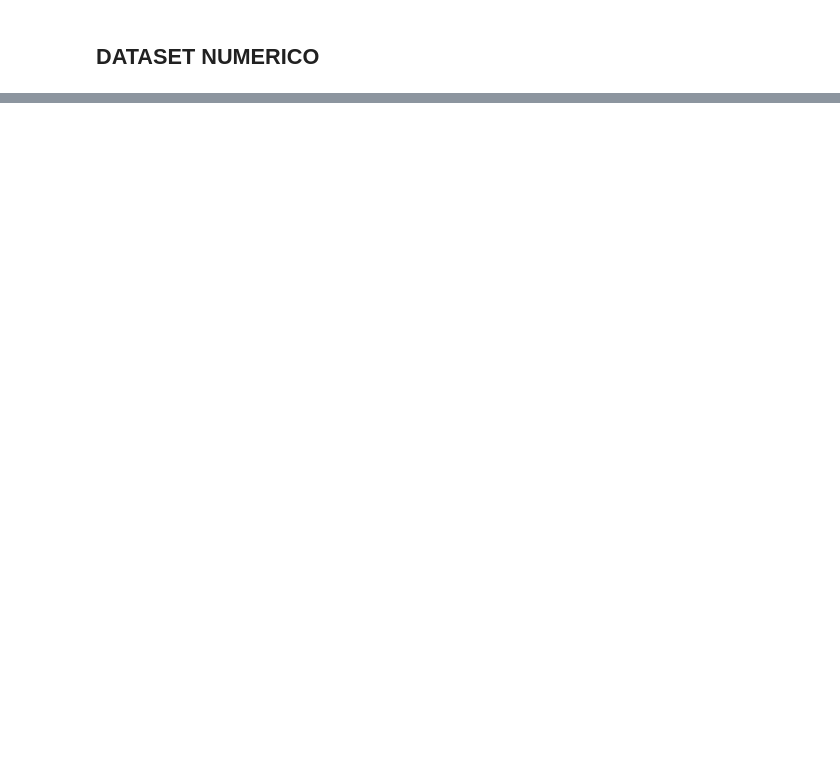
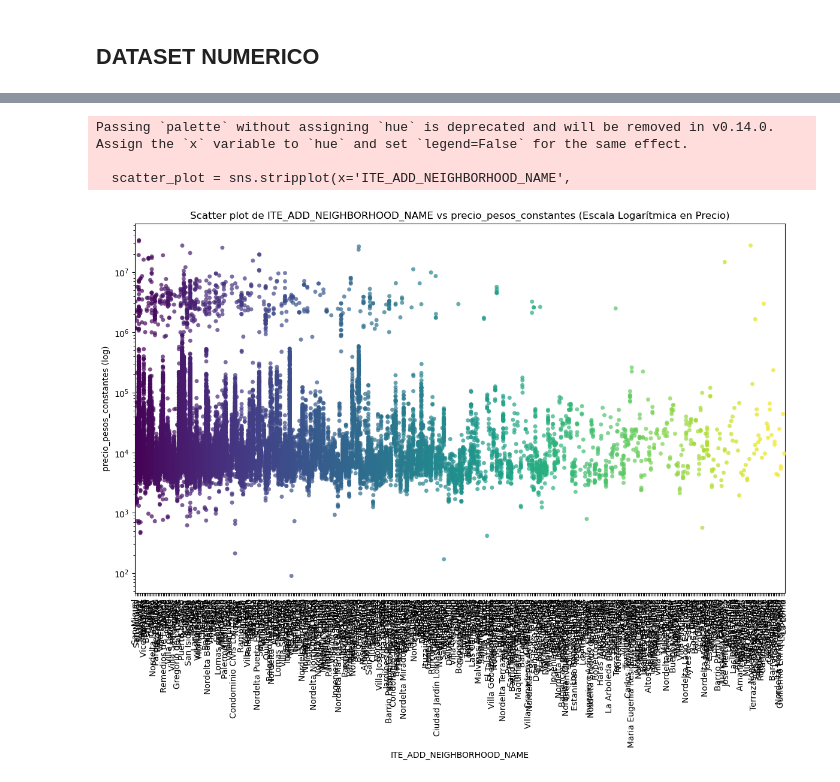
Before and after one commit to Ciror3/proyecto_final_Guerrero_Russi, a Jupyter notebook: notebooks/preprocesamiento.ipynb, the cells around one changed output, grey strips where cells are left out. Drawn from its saved outputs; the diff is of its cells as text; code cells hidden in the pictures; blank space fills up the shorter version.

```diff
--- a/notebooks/preprocesamiento.ipynb
+++ b/notebooks/preprocesamiento.ipynb
@@ -64,0 +99,29 @@ train_procesado = pd.read_csv(direccion)
+# %%
+import pandas as pd
+import seaborn as sns
+import matplotlib.pyplot as plt
+
+# Cargar el DataFrame
+train_procesado_categorico = pd.read_csv('../Dataset/Procesado/train_procesado.csv')
+
+# Crear un scatter plot de ITE_ADD_NEIGHBORHOOD_NAME y precio_pesos_constantes
+plt.figure(figsize=(14, 8))
+scatter_plot = sns.stripplot(x='ITE_ADD_NEIGHBORHOOD_NAME',
+                             y='precio_pesos_constantes',
+                             data=train_procesado_categorico,
+                             jitter=True,
+                             palette='viridis',
+                             alpha=0.7)
+
+# Aplicar escala logarítmica solo al eje y (precio)
+scatter_plot.set(yscale="log")
+plt.title('Scatter plot de ITE_ADD_NEIGHBORHOOD_NAME vs precio_pesos_constantes (Escala Logarítmica en Precio)')
+plt.xlabel('ITE_ADD_NEIGHBORHOOD_NAME')
+plt.ylabel('precio_pesos_constantes (log)')
+plt.xticks(rotation=90)  # Rotar las etiquetas del eje x para mejor legibilidad
+plt.show()
+# %% [output]
+Passing `palette` without assigning `hue` is deprecated and will be removed in v0.14.0. Assign the `x` variable to `hue` and set `legend=False` for the same effect.
+
+  scatter_plot = sns.stripplot(x='ITE_ADD_NEIGHBORHOOD_NAME',
+[figure, added]
```
Also changed, not shown: parts of 7 cells of this notebook, 2 other files.
